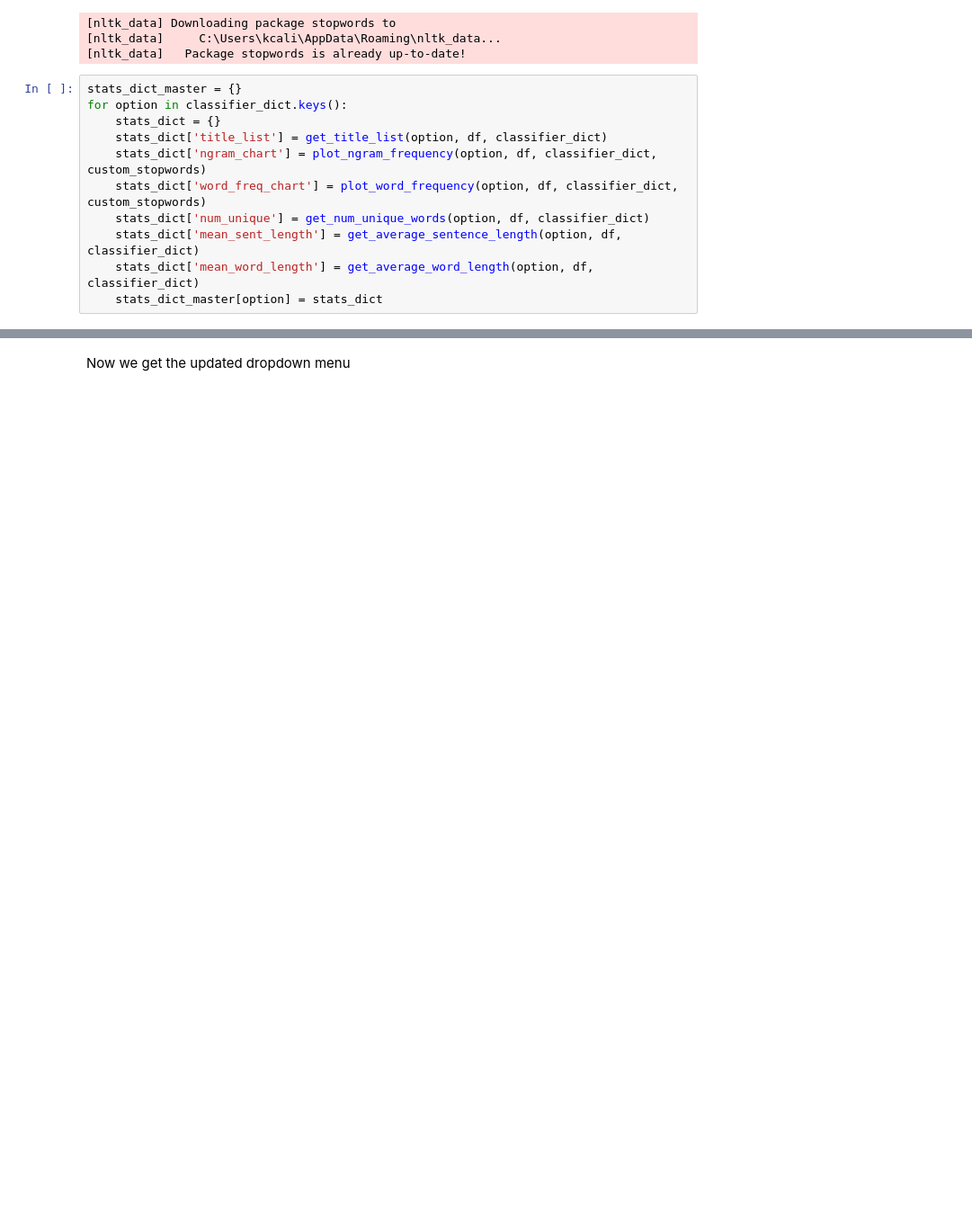
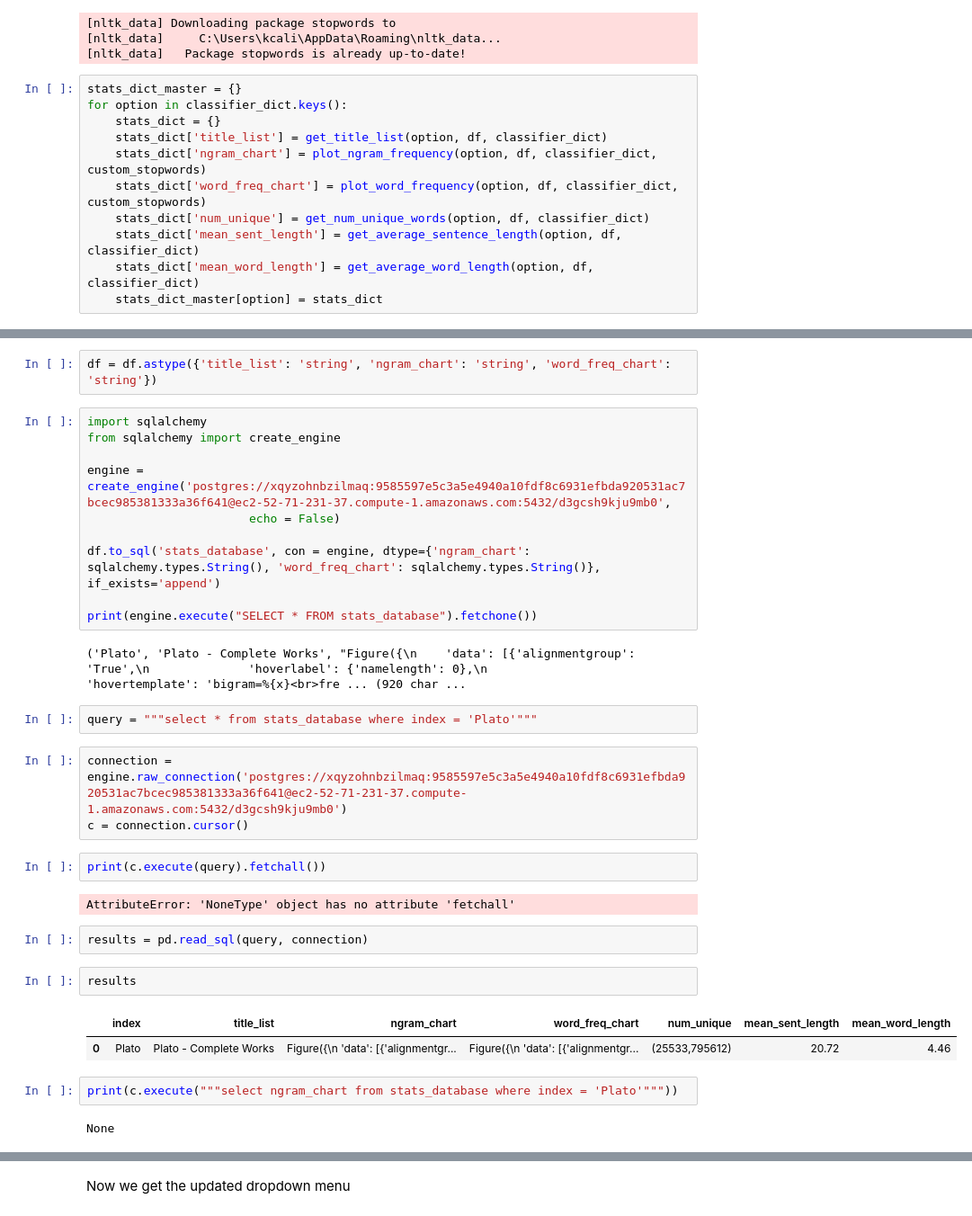
Before and after one commit to kcalizadeh/PDP_data_processing, a Jupyter notebook: stats_dict_maker.ipynb, the cells around one changed output, grey strips where cells are left out. Shown: that part at 90% size. Drawn from its saved outputs; the diff is of its cells as text; blank space fills up the shorter version.

```diff
--- a/stats_dict_maker.ipynb
+++ b/stats_dict_maker.ipynb
@@ -191,0 +247,34 @@ stats_dict_master['Stoicism']
+# %%
+df = df.astype({'title_list': 'string', 'ngram_chart': 'string', 'word_freq_chart': 'string'})
+# %%
+import sqlalchemy
+from sqlalchemy import create_engine
+
+engine = create_engine('postgres://xqyzohnbzilmaq:9585597e5c3a5e4940a10fdf8c6931efbda920531ac7bcec985381333a36f641@ec2-52-71-231-37.compute-1.amazonaws.com:5432/d3gcsh9kju9mb0',
+                       echo = False)
+
+df.to_sql('stats_database', con = engine, dtype={'ngram_chart': sqlalchemy.types.String(), 'word_freq_chart': sqlalchemy.types.String()}, if_exists='append')
+
+print(engine.execute("SELECT * FROM stats_database").fetchone())
+# %% [output]
+('Plato', 'Plato - Complete Works', "Figure({\n    'data': [{'alignmentgroup': 'True',\n              'hoverlabel': {'namelength': 0},\n              'hovertemplate': 'bigram=%{x}<br>fre ... (920 char ...
+# %%
+query = """select * from stats_database where index = 'Plato'"""
+# %%
+connection = engine.raw_connection('postgres://xqyzohnbzilmaq:9585597e5c3a5e4940a10fdf8c6931efbda920531ac7bcec985381333a36f641@ec2-52-71-231-37.compute-1.amazonaws.com:5432/d3gcsh9kju9mb0')
+c = connection.cursor()
+# %%
+print(c.execute(query).fetchall())
+# %% [output]
+AttributeError: 'NoneType' object has no attribute 'fetchall'
+# %%
+results = pd.read_sql(query, connection)
+# %%
+results
+# %% [output]
+|  | index | title_list | ngram_chart | word_freq_chart | num_unique | mean_sent_length | mean_word_length |
+| 0 | Plato | Plato - Complete Works | Figure({\n 'data': [{'alignmentgr... | Figure({\n 'data': [{'alignmentgr... | (25533,795612) | 20.72 | 4.46 |
+# %%
+print(c.execute("""select ngram_chart from stats_database where index = 'Plato'"""))
+# %% [output]
+None
```
Also changed, not shown: parts of 15 cells of this notebook.
